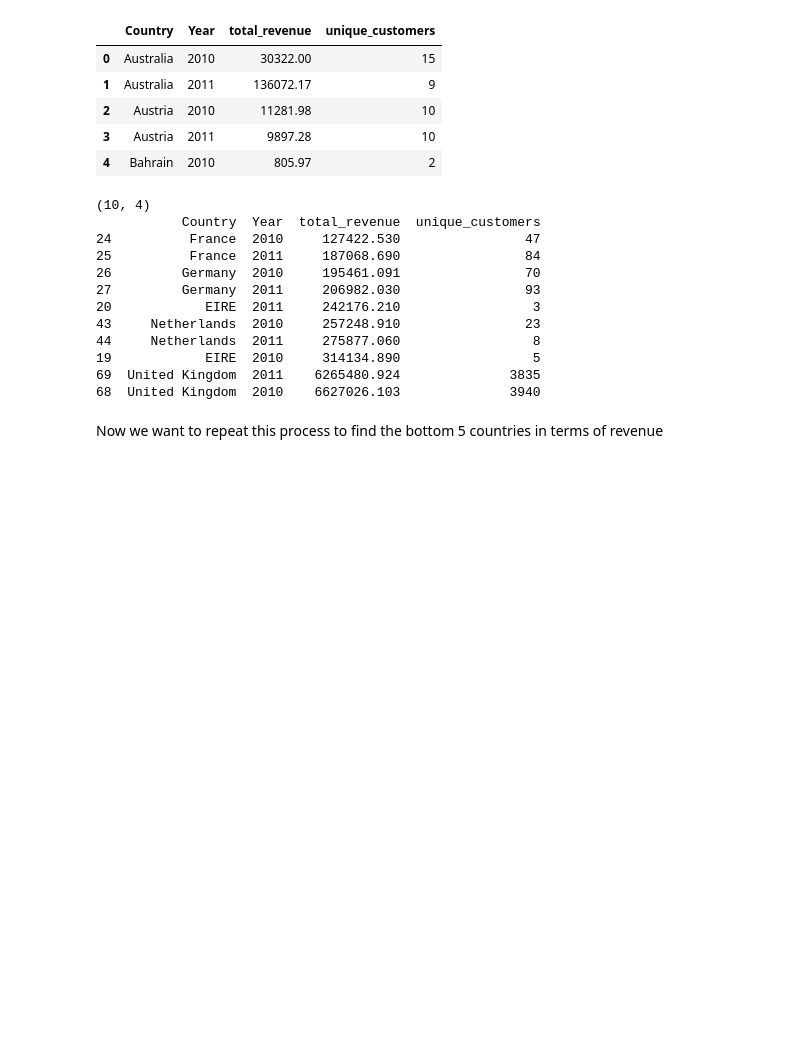
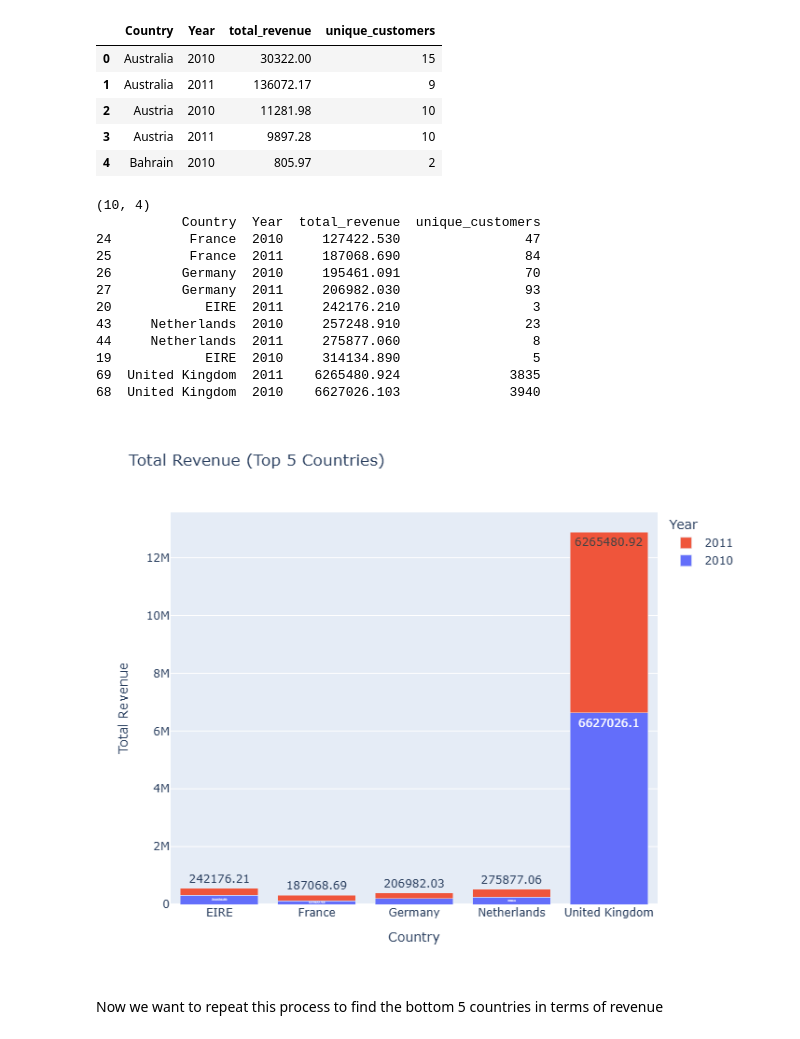
Before and after one commit to ahimranVT/retail-analytics-platform, a Jupyter notebook: notebooks/explore_transactions.ipynb, the cells around one changed output. Saved outputs shown, nothing was run; the diff lists cells and outputs as text; code cells hidden in the pictures; blank space fills up the shorter version.

Commit message:
fix: ensured plotly.go plots render on Github

```diff
--- a/notebooks/explore_transactions.ipynb
+++ b/notebooks/explore_transactions.ipynb
@@ -339,4 +343,8 @@ fig.update_layout(
 fig.show()
+# %%
+Image('../images/top_5_countries.png')
+# %% [output]
+[figure, added]
 # %% [markdown]
 Now we want to repeat this process to find the bottom 5 countries in terms of revenue
 # %%
```
Also changed, not shown: parts of 5 cells of this notebook.
